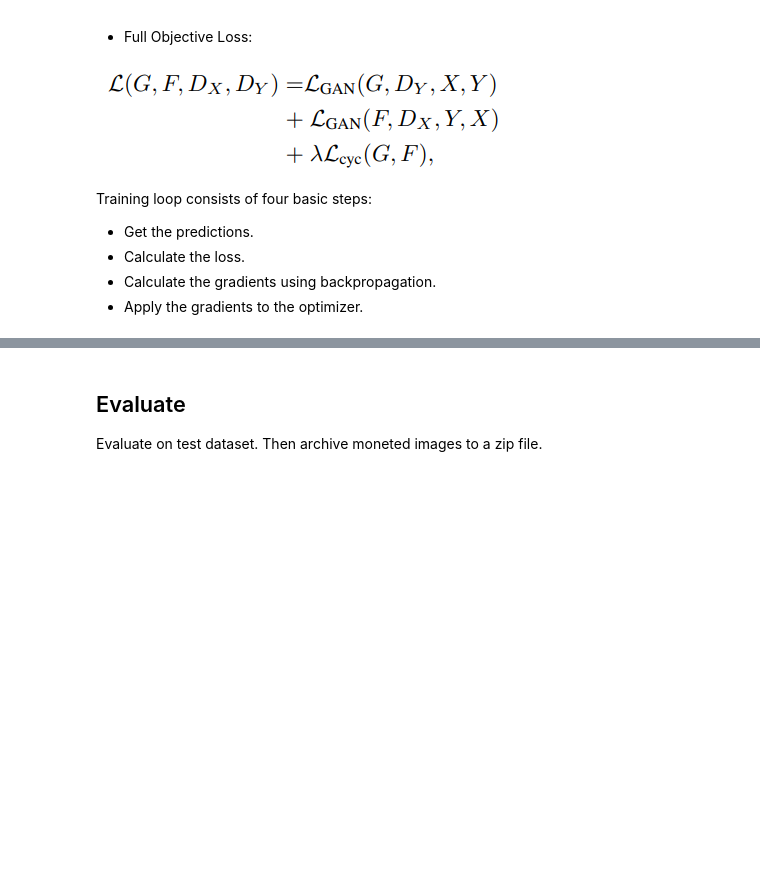
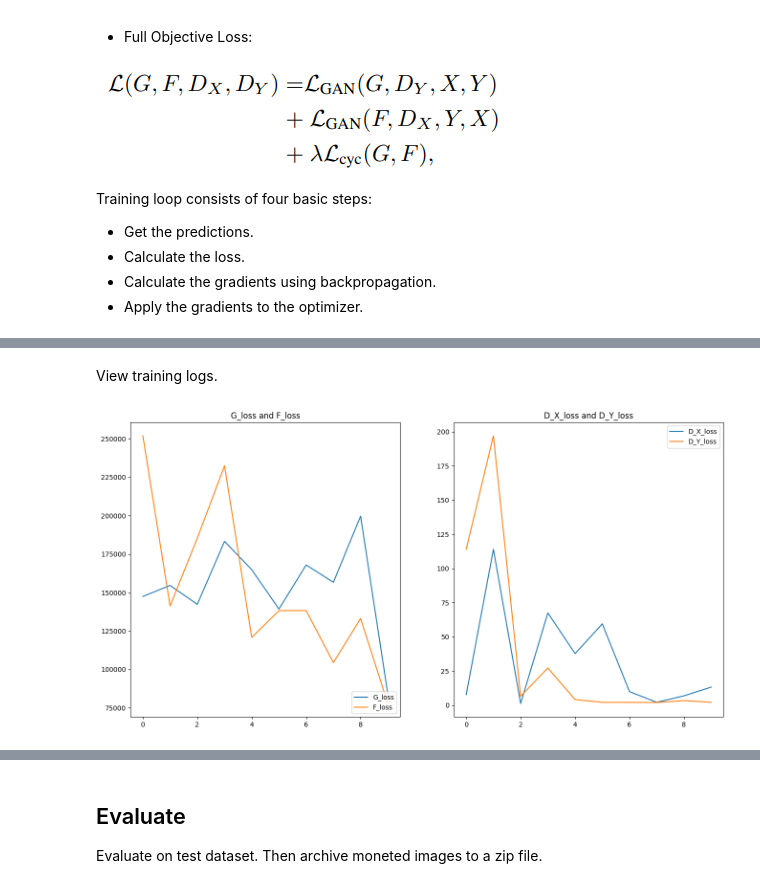
Before and after one commit to fsx950223/monet_painting, a Jupyter notebook: monet-painting.ipynb, the cells around one changed output, grey strips where cells are left out. Saved outputs shown, nothing was run; the diff lists cells and outputs as text; code cells hidden in the pictures; blank space fills up the shorter version.

```diff
--- a/monet-painting.ipynb
+++ b/monet-painting.ipynb
@@ -535,9 +535,7 @@ with strategy.scope():
         disc_loss_fn=discriminator_loss_fn,
     )
 
-# Here we will train the model for just one epoch as each epoch takes around
-# 7 minutes on a single P100 backed machine.
-cycle_gan_model.fit(
+history = cycle_gan_model.fit(
     tf.data.Dataset.zip((monet_dataset, photo_dataset)),
     epochs=10,
 )
@@ -567,0 +566,25 @@ Epoch 10/10
+# %% [markdown]
+View training logs.
+# %%
+G_loss = history.history['G_loss']
+F_loss = history.history['F_loss']
+D_X_loss = history.history['D_X_loss']
+D_Y_loss = history.history['D_Y_loss']
+
+epochs_range = range(len(G_loss))
+
+plt.figure(figsize=(16, 8))
+plt.subplot(1, 2, 1)
+plt.plot(epochs_range, G_loss, label='G_loss')
+plt.plot(epochs_range, F_loss, label='F_loss')
+plt.legend(loc='lower right')
+plt.title('G_loss and F_loss')
+
+plt.subplot(1, 2, 2)
+plt.plot(epochs_range, D_X_loss, label='D_X_loss')
+plt.plot(epochs_range, D_Y_loss, label='D_Y_loss')
+plt.legend(loc='upper right')
+plt.title('D_X_loss and D_Y_loss')
+plt.show()
+# %% [output]
+[figure, added]
```
Also changed, not shown: parts of 7 cells of this notebook.
